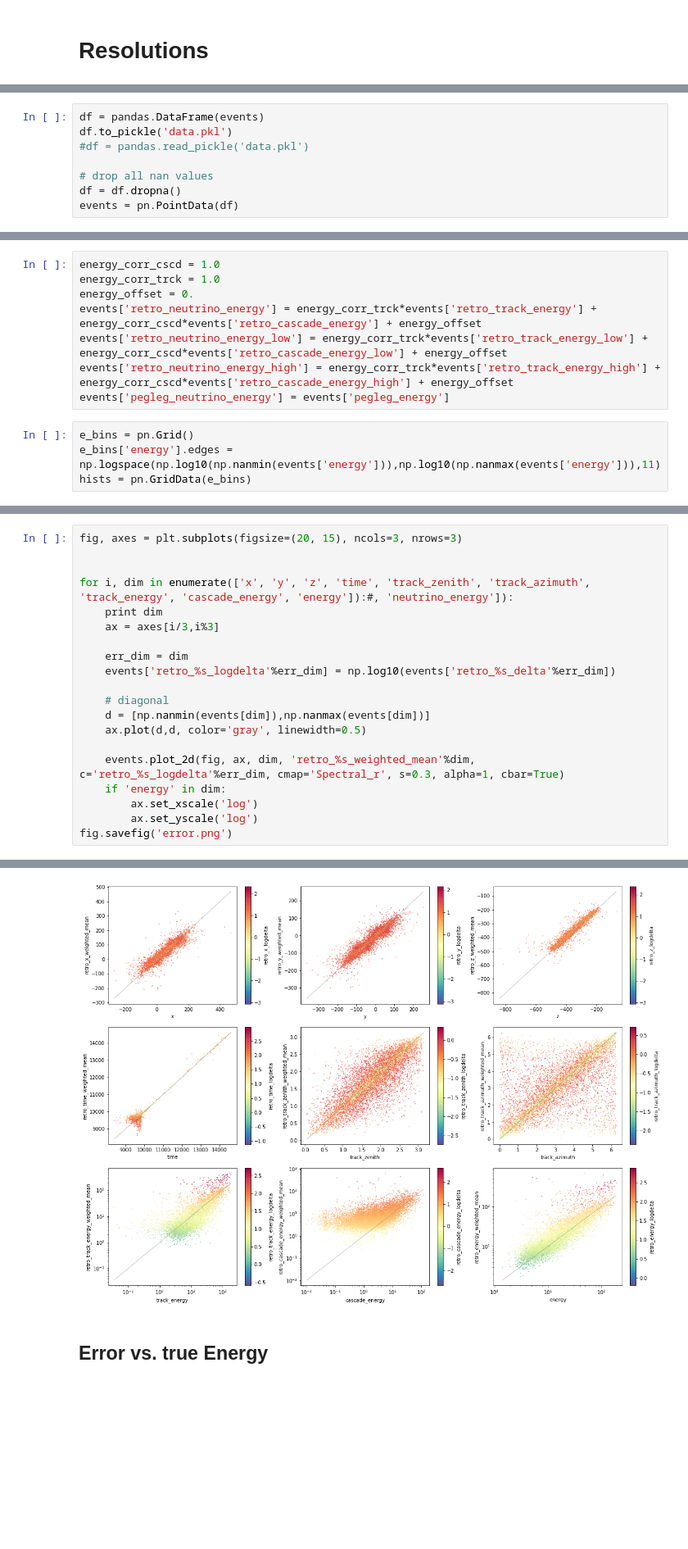
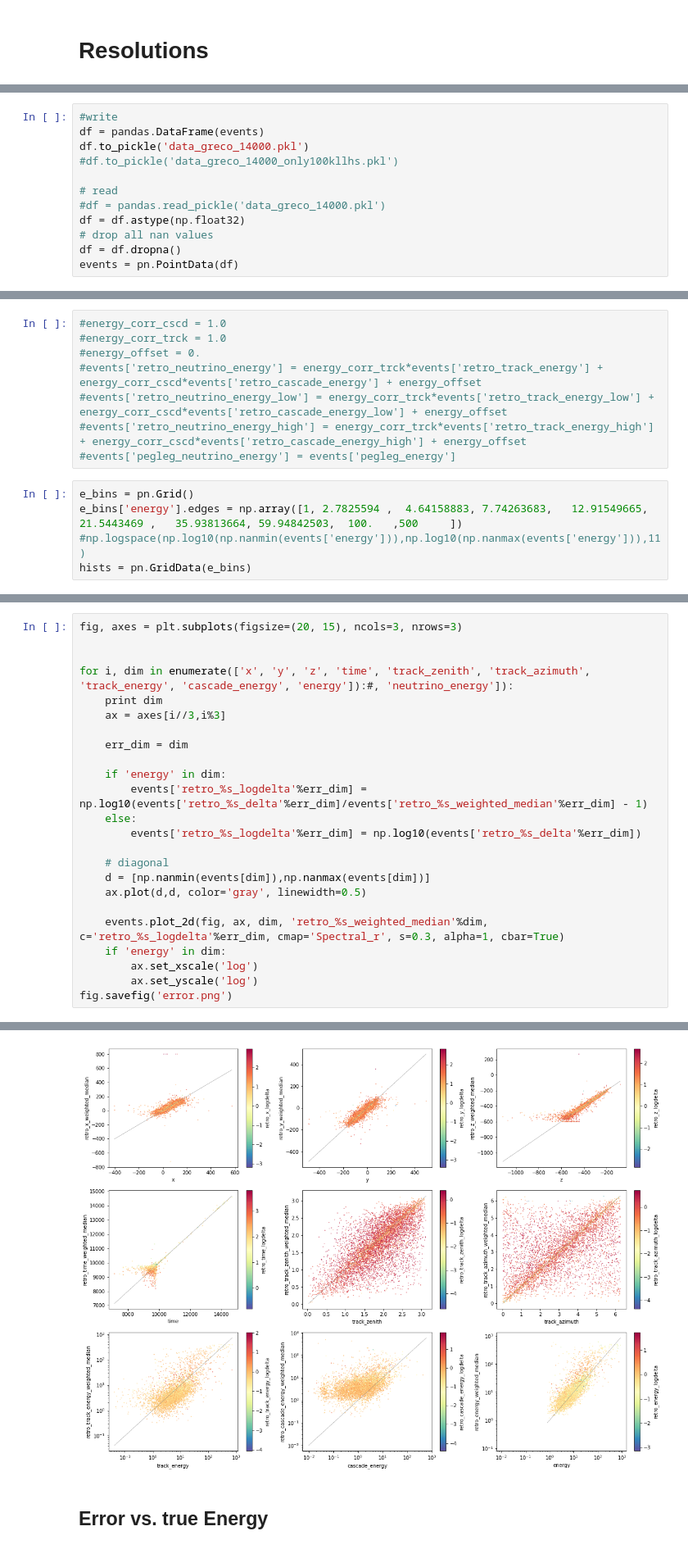
Before and after one commit to ts4051/retro, a Jupyter notebook: notebooks/resolutions.ipynb, the cells around one changed output, grey strips where cells are left out. Shown at 82% size. Drawn from its saved outputs; the diff is of its cells as text; blank space fills up the shorter version.

```diff
--- a/notebooks/resolutions.ipynb
+++ b/notebooks/resolutions.ipynb
@@ -147,8 +191,12 @@ for subdir, dirs, files in os.walk(rootdir):
 # %%
+#write
 df = pandas.DataFrame(events)
-df.to_pickle('data.pkl')
-#df = pandas.read_pickle('data.pkl')
+df.to_pickle('data_greco_14000.pkl')
+#df.to_pickle('data_greco_14000_only100kllhs.pkl')
 
+# read
+#df = pandas.read_pickle('data_greco_14000.pkl')
+df = df.astype(np.float32)
 # drop all nan values
 df = df.dropna()
 events = pn.PointData(df)
@@ -165,12 +233,13 @@ mask = np.logical_and(np.logical_and(np.logical_and(events['retro_track_zenith_d
 # %%
-energy_corr_cscd = 1.0
-energy_corr_trck = 1.0
-energy_offset = 0.
-events['retro_neutrino_energy'] = energy_corr_trck*events['retro_track_energy'] + energy_corr_cscd*events['retro_cascade_energy'] + energy_offset
-events['retro_neutrino_energy_low'] = energy_corr_trck*events['retro_track_energy_low'] + energy_corr_cscd*events['retro_cascade_energy_low'] + energy_offset
-events['retro_neutrino_energy_high'] = energy_corr_trck*events['retro_track_energy_high'] + energy_corr_cscd*events['retro_cascade_energy_high'] + energy_offset
-events['pegleg_neutrino_energy'] = events['pegleg_energy']
+#energy_corr_cscd = 1.0
+#energy_corr_trck = 1.0
+#energy_offset = 0.
+#events['retro_neutrino_energy'] = energy_corr_trck*events['retro_track_energy'] + energy_corr_cscd*events['retro_cascade_energy'] + energy_offset
+#events['retro_neutrino_energy_low'] = energy_corr_trck*events['retro_track_energy_low'] + energy_corr_cscd*events['retro_cascade_energy_low'] + energy_offset
+#events['retro_neutrino_energy_high'] = energy_corr_trck*events['retro_track_energy_high'] + energy_corr_cscd*events['retro_cascade_energy_high'] + energy_offset
+#events['pegleg_neutrino_energy'] = events['pegleg_energy']
 # %%
 e_bins = pn.Grid()
-e_bins['energy'].edges = np.logspace(np.log10(np.nanmin(events['energy'])),np.log10(np.nanmax(events['energy'])),11)
+e_bins['energy'].edges = np.array([1, 2.7825594 ,  4.64158883, 7.74263683,   12.91549665,   21.5443469 ,   35.93813664, 59.94842503,  100.   ,500     ])
+#np.logspace(np.log10(np.nanmin(events['energy'])),np.log10(np.nanmax(events['energy'])),11)
 hists = pn.GridData(e_bins)
@@ -401,34 +518,38 @@ energy
 # %%
 fig, axes = plt.subplots(figsize=(20, 15), ncols=3, nrows=3)
 
 
 for i, dim in enumerate(['x', 'y', 'z', 'time', 'track_zenith', 'track_azimuth', 'track_energy', 'cascade_energy', 'energy']):#, 'neutrino_energy']):
     print dim
-    ax = axes[i/3,i%3]
+    ax = axes[i//3,i%3]
 
     err_dim = dim
-    events['retro_%s_logdelta'%err_dim] = np.log10(events['retro_%s_delta'%err_dim])
+
+    if 'energy' in dim:
+        events['retro_%s_logdelta'%err_dim] = np.log10(events['retro_%s_delta'%err_dim]/events['retro_%s_weighted_median'%err_dim] - 1)
+    else:
+        events['retro_%s_logdelta'%err_dim] = np.log10(events['retro_%s_delta'%err_dim])
 
     # diagonal
     d = [np.nanmin(events[dim]),np.nanmax(events[dim])]
     ax.plot(d,d, color='gray', linewidth=0.5)
 
-    events.plot_2d(fig, ax, dim, 'retro_%s_weighted_mean'%dim, c='retro_%s_logdelta'%err_dim, cmap='Spectral_r', s=0.3, alpha=1, cbar=True)
+    events.plot_2d(fig, ax, dim, 'retro_%s_weighted_median'%dim, c='retro_%s_logdelta'%err_dim, cmap='Spectral_r', s=0.3, alpha=1, cbar=True)
     if 'energy' in dim:
         ax.set_xscale('log')
         ax.set_yscale('log')
 fig.savefig('error.png')
 # %% [output]
 x
 y
 z
 time
 track_zenith
 track_azimuth
 track_energy
 cascade_energy
 energy
-[figure, old version]
+[figure, new version]
 # %% [markdown]
 ## Error vs. true Energy
 # %%
```
Also changed, not shown: parts of 18 cells of this notebook, 2 other files.
